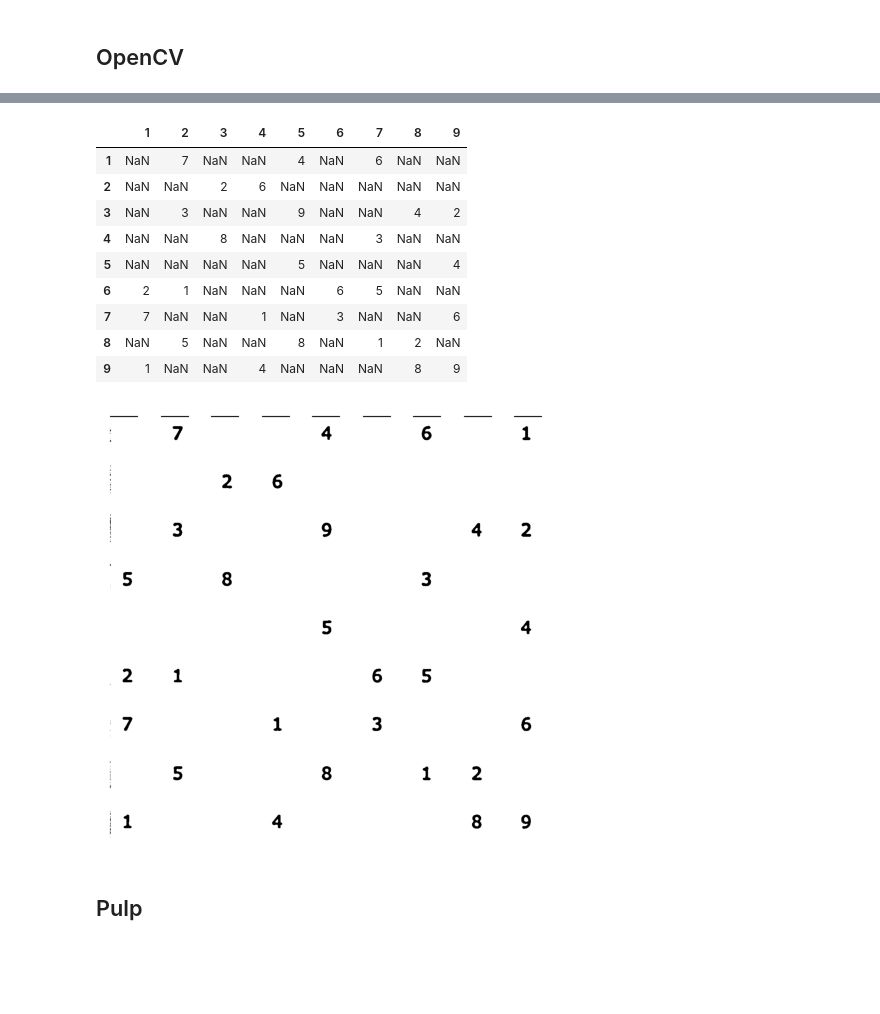
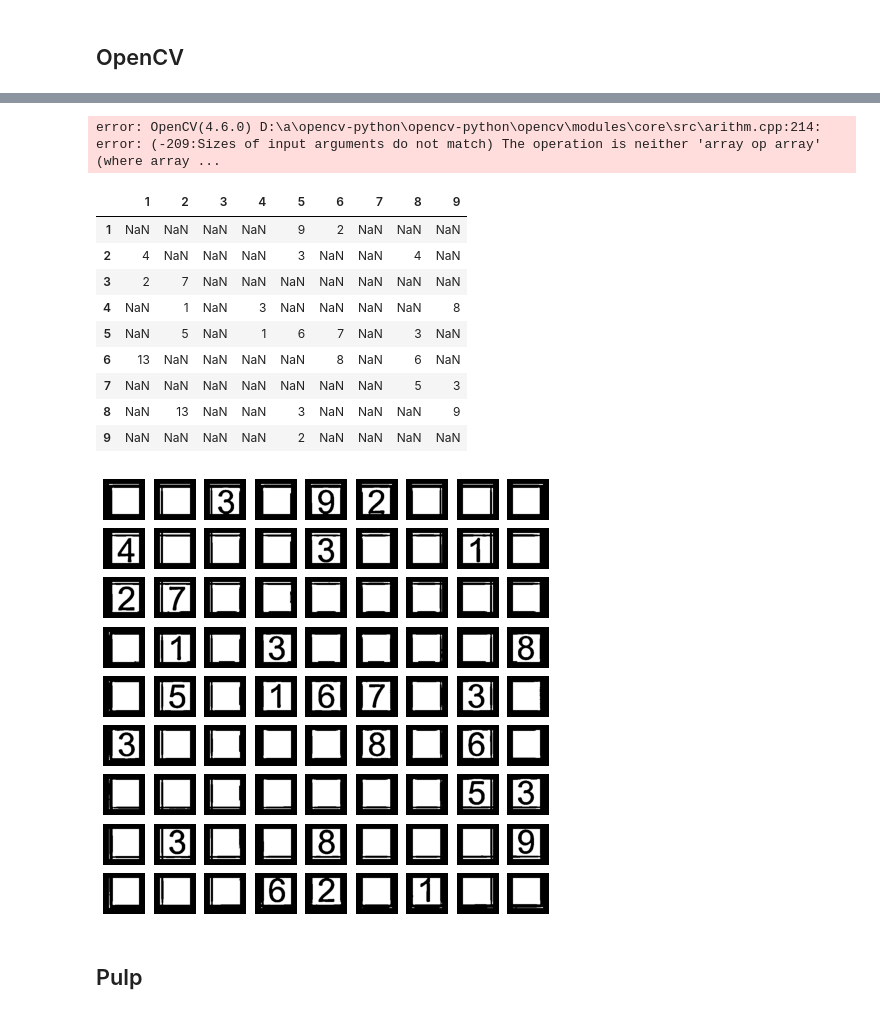
Before and after one commit to Rhinestone1337/sudoku-solver, a Jupyter notebook: sudoku pulp opencv.ipynb, the cells around one changed output, grey strips where cells are left out. Cells and saved outputs as stored; diff of their text form; code cells hidden in the pictures; blank space fills up the shorter version.

```diff
--- a/sudoku pulp opencv.ipynb
+++ b/sudoku pulp opencv.ipynb
@@ -16,7 +16,7 @@ pytesseract.pytesseract.tesseract_cmd = r"C:\Program Files\Tesseract-OCR\tessera
 ## OpenCV
 # %%
 # Открываем изображение с судоку
-img = cv2.imread('examples/7.png')
+img = cv2.imread('examples/16.png')
 
 # Находим квадрат с судоку
 blurry = cv2.GaussianBlur(img, (5, 5), 5)
@@ -59,0 +60,13 @@ ax[2].imshow(board)
+# %%
+test = digs[6].copy()
+test = cv2.copyMakeBorder(test, 25,25,25,25,cv2.BORDER_CONSTANT, (0,0,0))
+grtest = cv2.cvtColor(test, cv2.COLOR_BGR2GRAY)
+bltest = cv2.GaussianBlur(grtest, (5,5), 5)
+threshtest = cv2.adaptiveThreshold(bltest, 255, cv2.ADAPTIVE_THRESH_GAUSSIAN_C, cv2.THRESH_BINARY_INV, 57, 5)
+kernel = cv2.getStructuringElement(shape=cv2.MORPH_ERODE, ksize=(5,5))
+threshtest = cv2.morphologyEx(threshtest, cv2.MORPH_OPEN, kernel)
+inv = 255 - threshtest
+fig, ax = plt.subplots(1, 3, figsize=(8,8))
+ax[0].imshow(test)
+ax[1].imshow(threshtest)
+ax[2].imshow(inv)
@@ -59,0 +76,7 @@ ax[2].imshow(board)
+# %%
+cnts = cv2.findContours(inv, cv2.RETR_TREE, cv2.CHAIN_APPROX_SIMPLE)
+grabbed = imutils.grab_contours(cnts)
+spisok = sorted(grabbed, key=cv2.contourArea, reverse=True)
+matr = np.zeros(inv.shape)
+cv2.drawContours(test, spisok[-1], -1, (0,255,0))
+plt.imshow(test)
@@ -60,3 +86,9 @@ ax[2].imshow(board)
+# %%
+cv2.drawContours(matr, spisok, -1, (255,255,255), -1)
+rst = cv2.bitwise_and(test, matr)
+plt.imshow(rst)
+# %% [output]
+error: OpenCV(4.6.0) D:\a\opencv-python\opencv-python\opencv\modules\core\src\arithm.cpp:214: error: (-209:Sizes of input arguments do not match) The operation is neither 'array op array' (where array ...
 # %%
 df_final = pd.DataFrame(index=range(1, 10), columns=range(1, 10))
 
@@ -66,46 +98,46 @@ plmat = []
 for col,j  in enumerate(split):
     digs = np.split(j, 9)
     for row,d in enumerate(digs):
-        g = d.copy()[10:90, 10:90]
-        e = d.copy()[10:90, 10:90]
+        g = d.copy()
+        e = g.copy()
         g = cv2.GaussianBlur(g, (5,5), 5)
         g = cv2.cvtColor(g, cv2.COLOR_BGR2GRAY)
         g = cv2.adaptiveThreshold(g, 255, cv2.ADAPTIVE_THRESH_GAUSSIAN_C, cv2.THRESH_BINARY_INV, 57, 5)
         cn = cv2.findContours(g, cv2.RETR_TREE, cv2.CHAIN_APPROX_SIMPLE)
         grs = imutils.grab_contours(cn)
         grs = sorted(grs, key=cv2.contourArea, reverse=True)
 
         msk = np.ones(e.shape, dtype=np.uint8)
         cv2.drawContours(msk, grs, -1, (255,255,255), -1)
         rst = cv2.bitwise_and((0,0,0), msk)
         rst[msk==1] = 255
-        rst = cv2.copyMakeBorder(rst, 20, 20, 20, 20, cv2.BORDER_CONSTANT, value=(255,255,255))
+        rst = cv2.copyMakeBorder(rst, 20, 20, 20, 20, cv2.BORDER_CONSTANT, value=(0,0,0))
         ax[row][col].imshow(rst)
         ax[row][col].axis('off')
         text = pytesseract.image_to_string(rst, config='--psm 10 digits')
         plmat.append([text, str(row+1), str(col+1)])
         df_final.iloc[row, col] = text
 
 
 
 df_final.fillna('', inplace=True)
 df_final = df_final.applymap(lambda x: x[:x.find('\n')])
 df_final = df_final.applymap(lambda x: ''.join(re.findall('[1-9]', x)))
 df_final = df_final[~(df_final=='')]
 
 df_final
 # %% [output]
 |  | 1 | 2 | 3 | 4 | 5 | 6 | 7 | 8 | 9 |
-| 1 | NaN | 7 | NaN | NaN | 4 | NaN | 6 | NaN | NaN |
-| 2 | NaN | NaN | 2 | 6 | NaN | NaN | NaN | NaN | NaN |
-| 3 | NaN | 3 | NaN | NaN | 9 | NaN | NaN | 4 | 2 |
-| 4 | NaN | NaN | 8 | NaN | NaN | NaN | 3 | NaN | NaN |
-| 5 | NaN | NaN | NaN | NaN | 5 | NaN | NaN | NaN | 4 |
-| 6 | 2 | 1 | NaN | NaN | NaN | 6 | 5 | NaN | NaN |
-| 7 | 7 | NaN | NaN | 1 | NaN | 3 | NaN | NaN | 6 |
-| 8 | NaN | 5 | NaN | NaN | 8 | NaN | 1 | 2 | NaN |
-| 9 | 1 | NaN | NaN | 4 | NaN | NaN | NaN | 8 | 9 |
+| 1 | NaN | NaN | NaN | NaN | 9 | 2 | NaN | NaN | NaN |
+| 2 | 4 | NaN | NaN | NaN | 3 | NaN | NaN | 4 | NaN |
+| 3 | 2 | 7 | NaN | NaN | NaN | NaN | NaN | NaN | NaN |
+| 4 | NaN | 1 | NaN | 3 | NaN | NaN | NaN | NaN | 8 |
+| 5 | NaN | 5 | NaN | 1 | 6 | 7 | NaN | 3 | NaN |
+| 6 | 13 | NaN | NaN | NaN | NaN | 8 | NaN | 6 | NaN |
+| 7 | NaN | NaN | NaN | NaN | NaN | NaN | NaN | 5 | 3 |
+| 8 | NaN | 13 | NaN | NaN | 3 | NaN | NaN | NaN | 9 |
+| 9 | NaN | NaN | NaN | NaN | 2 | NaN | NaN | NaN | NaN |
-[figure, old version]
+[figure, new version]
 # %% [markdown]
 ## Pulp
 # %%
```
Also changed, not shown: parts of 4 cells of this notebook, 2 other files.
